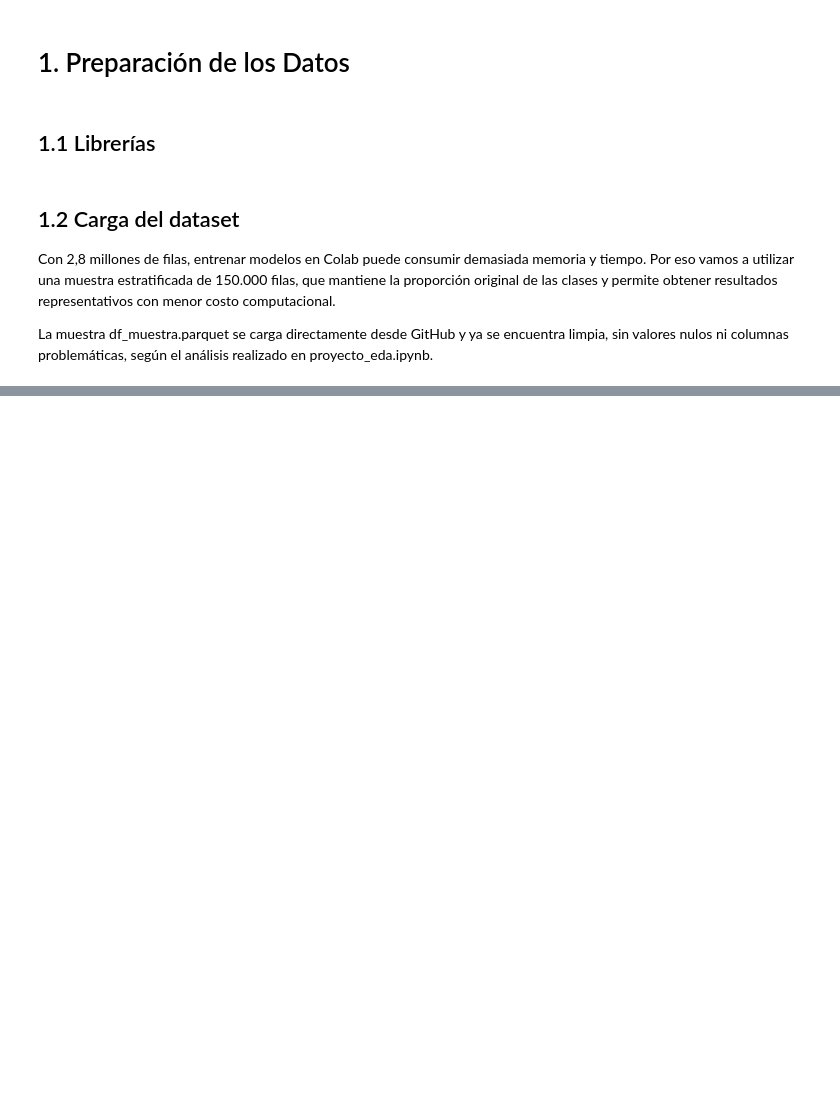
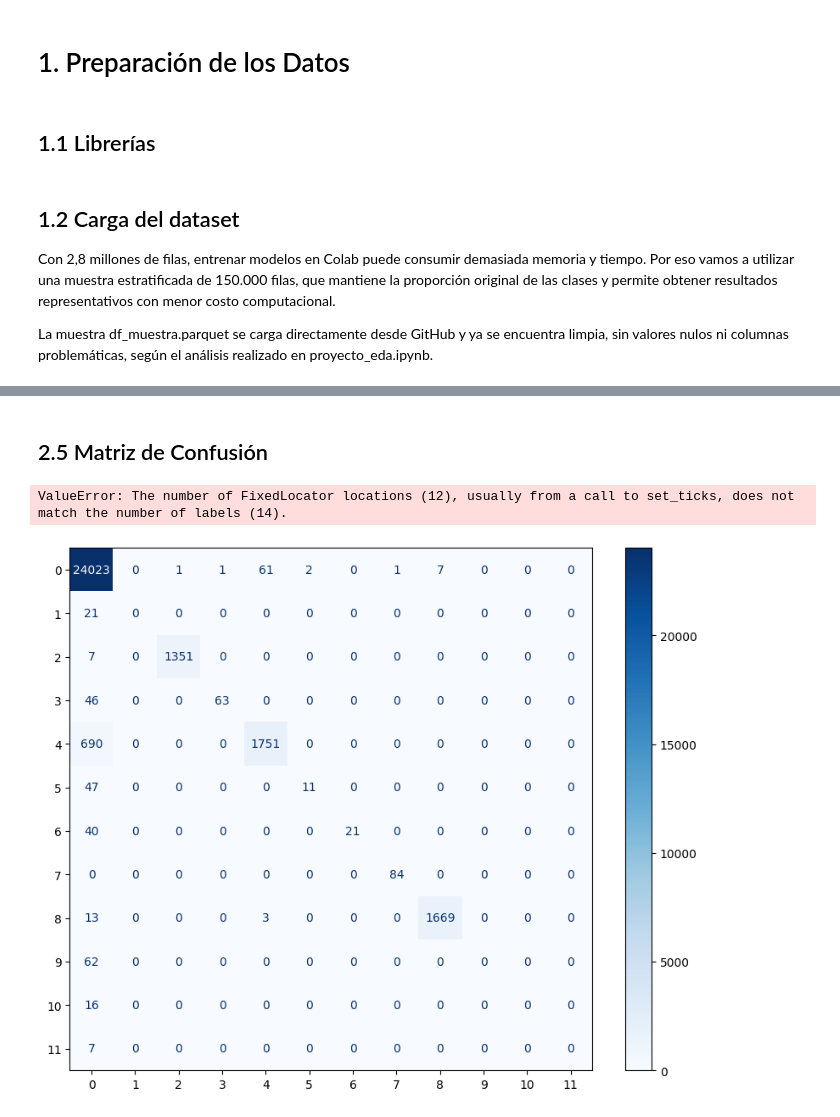
Before and after one commit to jotaeleb/tif-ciencias-de-datos, a Jupyter notebook: notebooks/proyecto_entrenamiento.ipynb, the cells around one changed output, grey strips where cells are left out. Drawn from its saved outputs; the diff is of its cells as text; code cells hidden in the pictures; blank space fills up the shorter version.

```diff
--- a/notebooks/proyecto_entrenamiento.ipynb
+++ b/notebooks/proyecto_entrenamiento.ipynb
@@ -73,0 +234,11 @@ print(f'BENIGN: {(df["Label"] == "BENIGN").mean()*100:.2f}%')
+# %%
+# Generamos predicciones sobre el conjunto de prueba
+y_pred = arbol.predict(X_test)
+
+# Accuracy: porcentaje de aciertos totales
+accuracy = (y_pred == y_test).mean()
+print(f'Accuracy del modelo: {accuracy:.2%}\n')
+
+# Reporte completo por clase
+print('Reporte de clasificación:')
+print(classification_report(y_test, y_pred, labels=unique_labels_in_test, target_names=filtered_target_names))
@@ -73,0 +263,18 @@ print(f'BENIGN: {(df["Label"] == "BENIGN").mean()*100:.2f}%')
+# %% [markdown]
+## 2.5 Matriz de Confusión
+# %%
+# Calculamos la matriz de confusión
+cm = confusion_matrix(y_test, y_pred)
+
+fig, ax = plt.subplots(figsize=(10, 8))
+
+# Usamos los nombres de las clases que realmente están presentes en el conjunto de prueba
+disp = ConfusionMatrixDisplay(confusion_matrix=cm, display_labels=filtered_target_names)
+disp.plot(ax=ax, colorbar=True, cmap='Blues', xticks_rotation=45)
+
+ax.set_title('Matriz de Confusión — Árbol de Decisión modelo base', fontsize=13, fontweight='bold')
+plt.tight_layout()
+plt.show()
+# %% [output]
+ValueError: The number of FixedLocator locations (12), usually from a call to set_ticks, does not match the number of labels (14).
+[figure, added]
```
Also changed, not shown: parts of 19 cells of this notebook.
